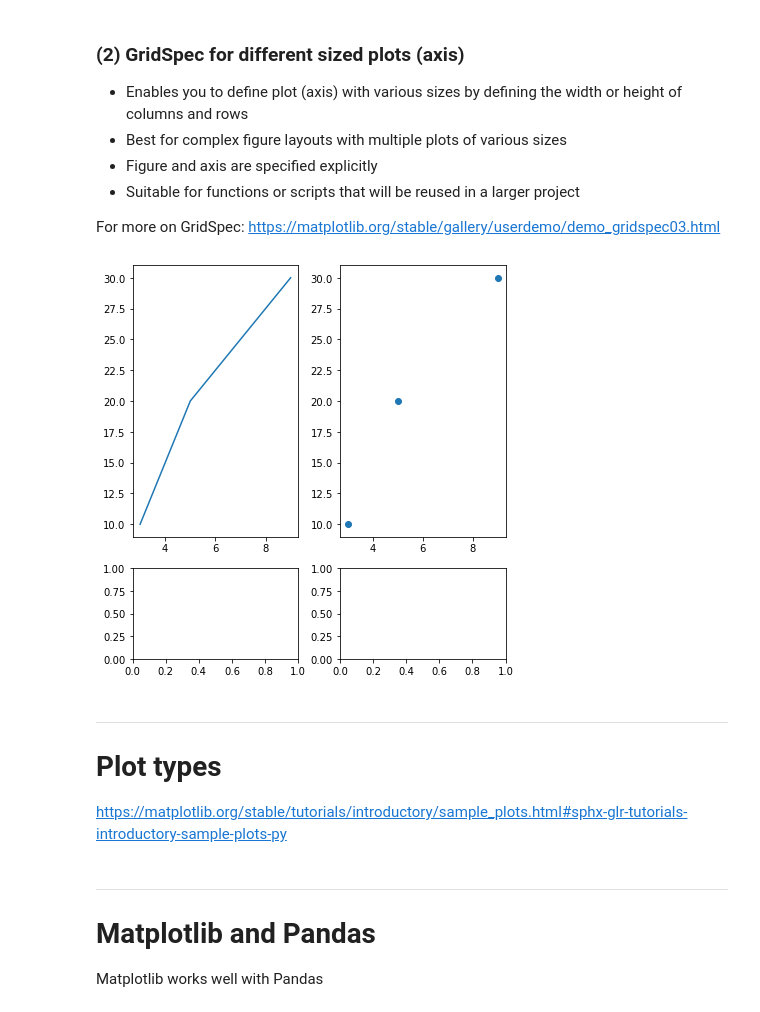
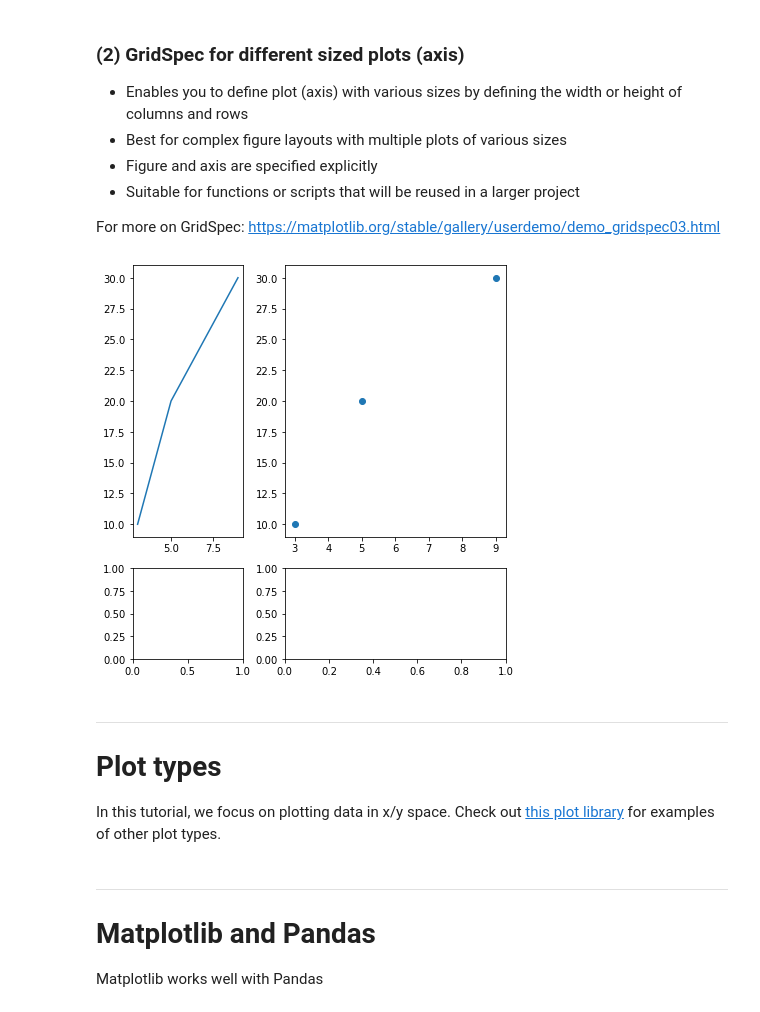
Before and after one commit to ICWallis/tutorial-publication-ready-figures, a Jupyter notebook: 0-introduction.ipynb, the cells around one changed output. Drawn from its saved outputs; the diff is of its cells as text; code cells hidden in the pictures.

```diff
--- a/0-introduction.ipynb
+++ b/0-introduction.ipynb
@@ -106,34 +106,39 @@ For more on GridSpec: https://matplotlib.org/stable/gallery/userdemo/demo_gridsp
 # %%
 from matplotlib.gridspec import GridSpec
 
 x = [3,5,9]
 y = [10,20,30]
 
+# make the figure
 fig = plt.figure(figsize=(6,6))
 
+# define the gridspec
 spec = GridSpec(
     ncols=2,
     nrows=2,
-    width_ratios=[2,2],
+    width_ratios=[1,2],
     height_ratios=[3,1]
 )
 
+# relate the gridspec to axis
 ax0 = fig.add_subplot(spec[0])
 ax1 = fig.add_subplot(spec[1])
 ax2 = fig.add_subplot(spec[2])
 ax3 = fig.add_subplot(spec[3])
 
+# make your plots
 ax0.plot(x,y)
 ax1.scatter(x,y)
 
+# fix the layout
 fig.tight_layout()
 # %% [output]
-[figure, old version]
+[figure, new version]
 # %% [markdown]
 ---
 # Plot types
 
-https://matplotlib.org/stable/tutorials/introductory/sample_plots.html#sphx-glr-tutorials-introductory-sample-plots-py
+In this tutorial, we focus on plotting data in x/y space. Check out [this plot library](https://matplotlib.org/stable/tutorials/introductory/sample_plots.html#sphx-glr-tutorials-introductory-sample-plots-py) for examples of other plot types.
 # %% [markdown]
 ---
 # Matplotlib and Pandas
```
Also changed, not shown: parts of 7 cells of this notebook.
